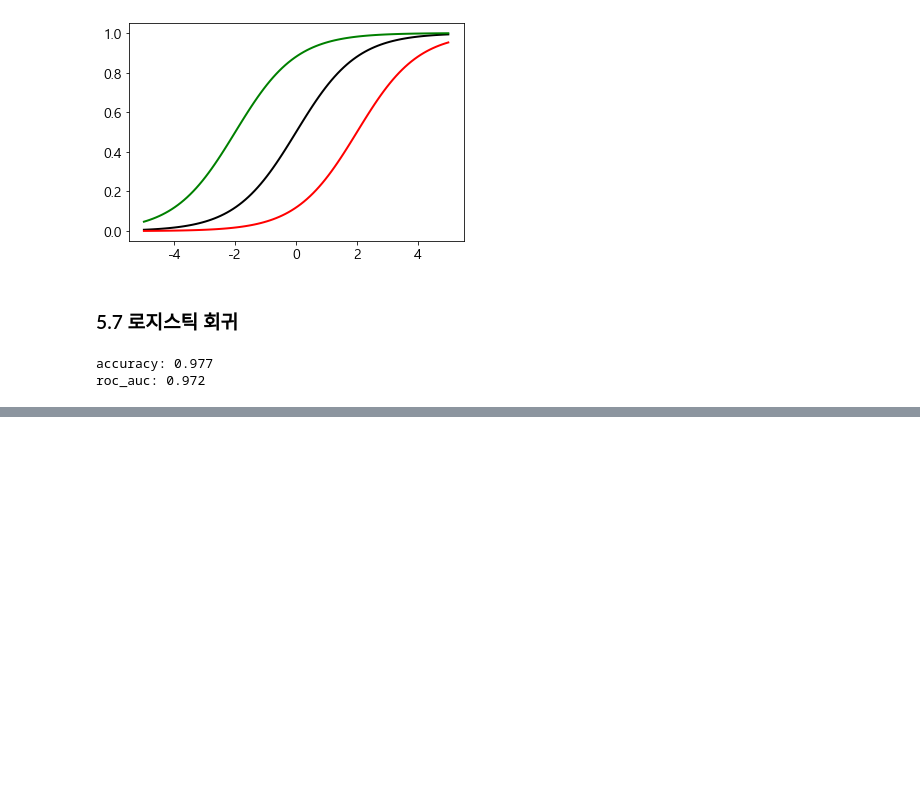
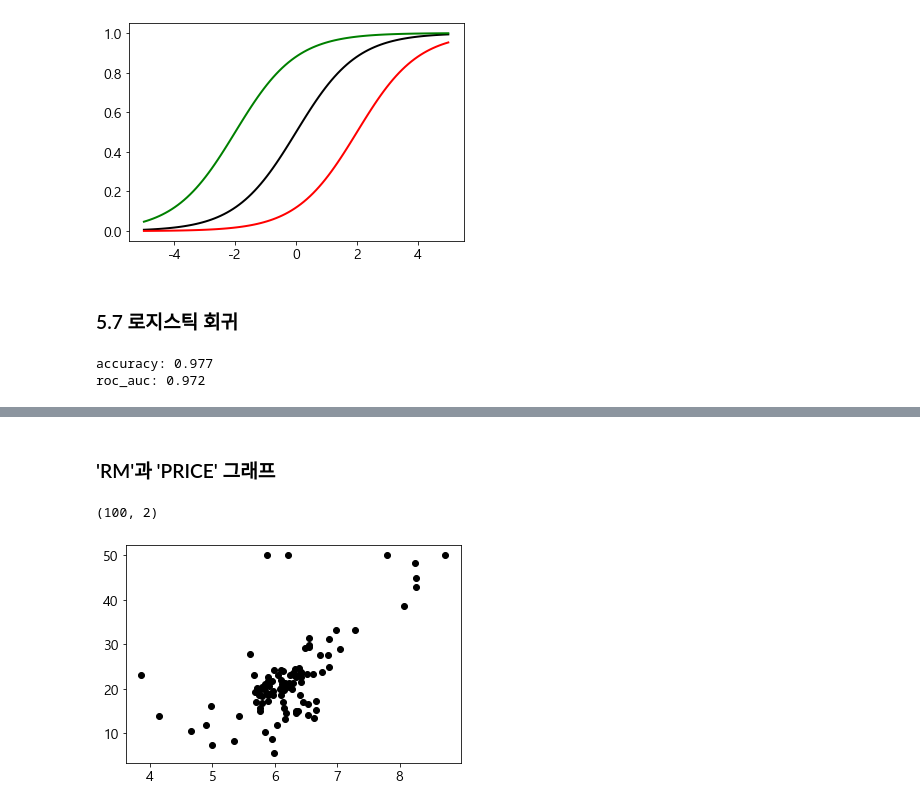
Before and after one commit to leemyoungwoo/machine-learning-lecture, a Jupyter notebook: ch5_regression.ipynb, the cells around one changed output, grey strips where cells are left out. Saved outputs shown, nothing was run; the diff lists cells and outputs as text; code cells hidden in the pictures; blank space fills up the shorter version.

```diff
--- a/ch5_regression.ipynb
+++ b/ch5_regression.ipynb
@@ -543,0 +575,12 @@ ValueError: Solver lbfgs supports only 'l2' or 'none' penalties, got l1 penalty.
+# %% [markdown]
+### 'RM'과 'PRICE' 그래프
+# %%
+bostonDF_sample = bostonDF[['RM','PRICE']]
+bostonDF_sample = bostonDF_sample.sample(n=100, random_state=0)
+print(bostonDF_sample.shape)
+
+plt.scatter(bostonDF_sample.RM, bostonDF_sample.PRICE, c="k")
+plt.show()
+# %% [output]
+(100, 2)
+[figure, added]
```
Also changed, not shown: parts of 29 cells of this notebook, 10 other files.
